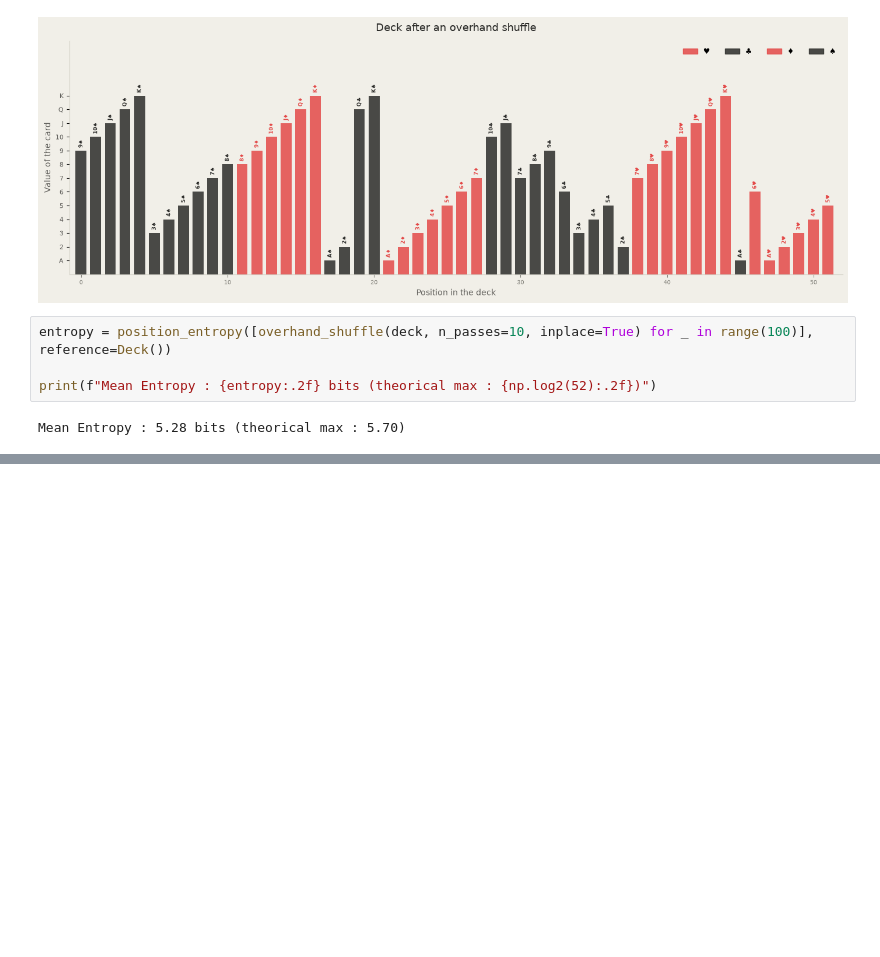
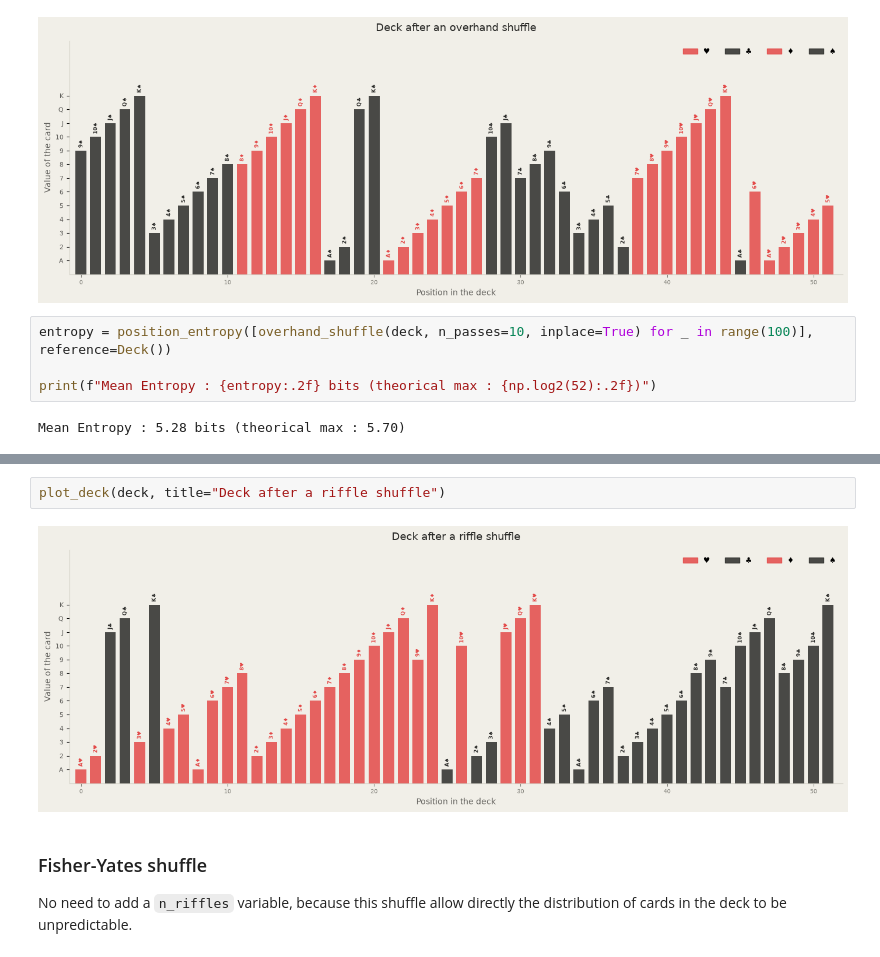
Before and after one commit to arthurleq/shuffle_cards, a Jupyter notebook: shuffle.ipynb, the cells around one changed output, grey strips where cells are left out. Cells and saved outputs as stored; diff of their text form; blank space fills up the shorter version.

```diff
--- a/shuffle.ipynb
+++ b/shuffle.ipynb
@@ -323,0 +454,8 @@ Mean Entropy : 5.28 bits (theorical max : 5.70)
+# %%
+plot_deck(deck, title="Deck after a riffle shuffle")
+# %% [output]
+[figure, added]
+# %% [markdown]
+### Fisher-Yates shuffle
+
+No need to add a `n_riffles` variable, because this shuffle allow directly the distribution of cards in the deck to be unpredictable.
```
Also changed, not shown: parts of 14 cells of this notebook.
